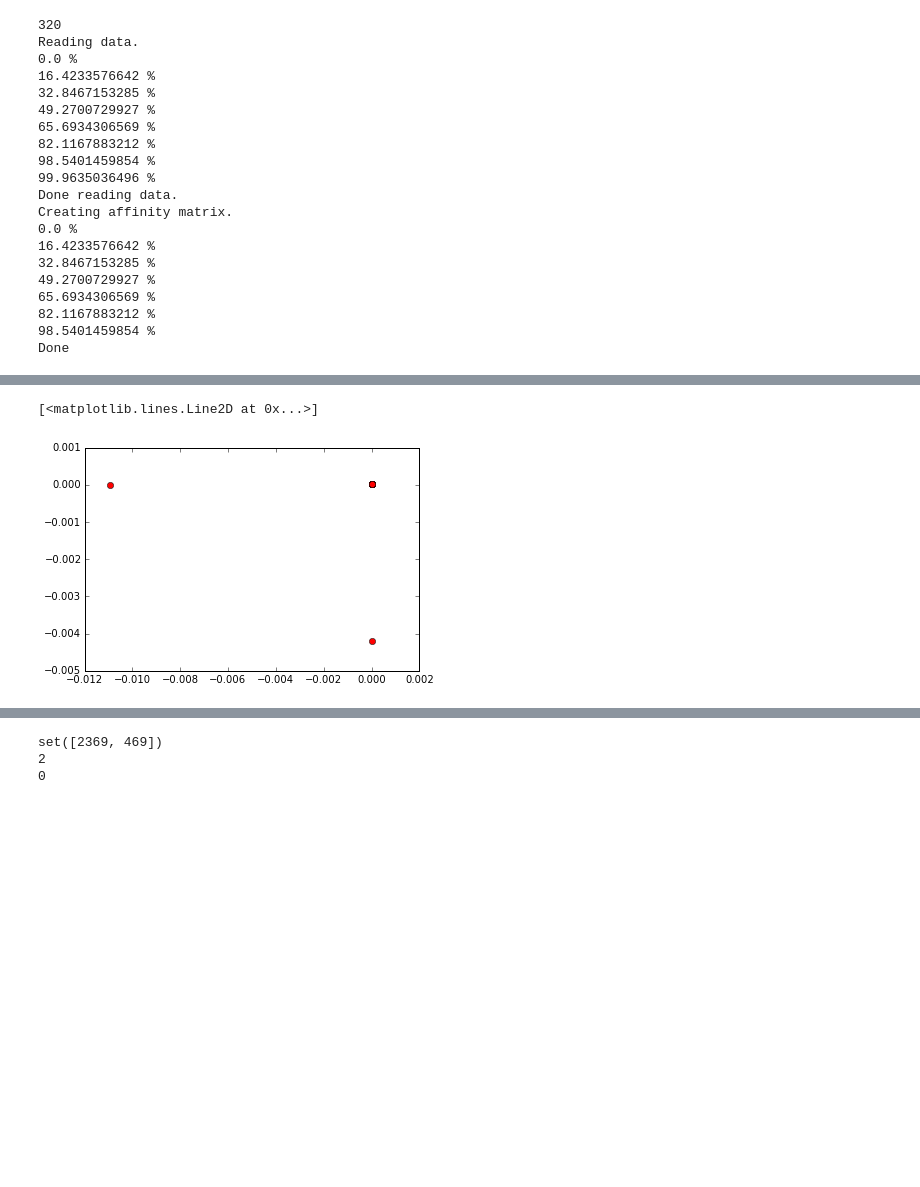
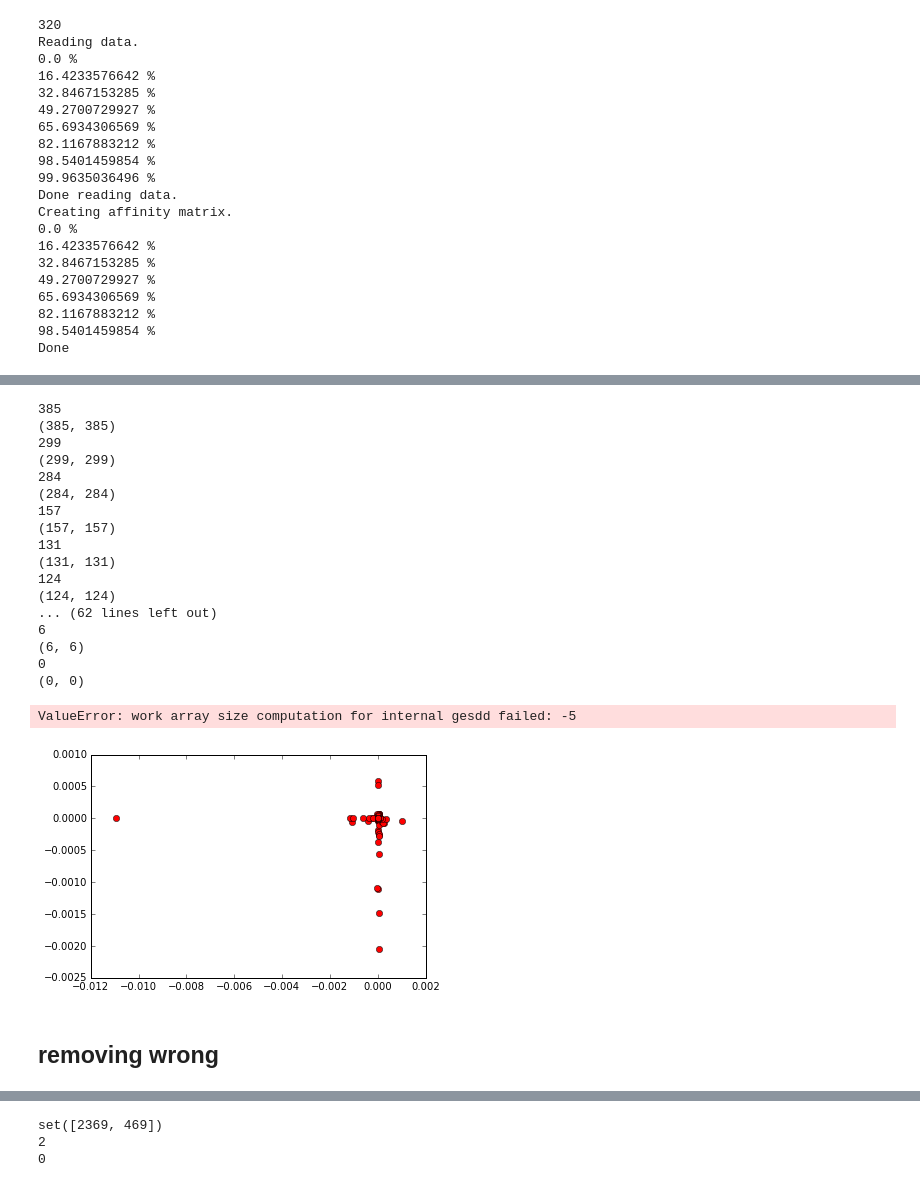
Before and after one commit to mzw4/jyupitertime, a Jupyter notebook: comp1/CS 5786 Comp 1 - JAC part 2.ipynb, the cells around one changed output, grey strips where cells are left out. Drawn from its saved outputs; the diff is of its cells as text; code cells hidden in the pictures; blank space fills up the shorter version.

```diff
--- a/comp1/CS 5786 Comp 1 - JAC part 2.ipynb
+++ b/comp1/CS 5786 Comp 1 - JAC part 2.ipynb
@@ -279,0 +286,45 @@ print [(spectral_labels[remaining.index(i)],i) for i in actual_debates.values()
+# %%
+for i in range(NUM_SPEECHES):
+    n = i
+    remaining = sorted(predicted_label_inv_idx[n])
+    remaining.extend(to_relabel)
+    n_p = len(remaining)
+    print n_p
+
+    speech_vectors_trimmed = speech_vectors[sorted(remaining),25000:]
+    #speech_vectors_trimmed = speech_vectors_trimmed[:,sorted(remaining)]
+    print speech_vectors_trimmed.shape
+
+    pca_model = decomposition.PCA(n_components=3)
+    pca_data = pca_model.fit_transform(speech_vectors_trimmed.toarray())
+    plt.plot(pca_data[:,0], pca_data[:,2], 'ro')
+
+    new_relabels = [sorted(remaining)[i] for i in range(n_p) if \
+                    pca_data[i,0] < 0.001 and pca_data[i,1] > -0.0001 and pca_data[i,0] > -0.0001 and \
+                    pca_data[i,1] < 0.001 and \
+                    pca_data[i,2] < 0.001 and pca_data[i,2] > -0.0001]
+
+    predicted_label_inv_idx[n] = new_relabels
+    to_relabel = list(set(remaining).difference(set(new_relabels)))
+# %% [output]
+385
+(385, 385)
+299
+(299, 299)
+284
+(284, 284)
+157
+(157, 157)
+131
+(131, 131)
+124
+(124, 124)
+... (62 lines left out)
+6
+(6, 6)
+0
+(0, 0)
+ValueError: work array size computation for internal gesdd failed: -5
+[figure, added]
+# %% [markdown]
+## removing wrong
@@ -287,5 +341,0 @@ pca_data = pca_model.fit_transform(speech_vectors_trimmed.toarray())
-# %%
-plt.plot(pca_data[:,0], pca_data[:,1], 'ro')
-# %% [output]
-[<matplotlib.lines.Line2D at 0x...>]
-[figure, removed]
```
Also changed, not shown: parts of 14 cells of this notebook.
